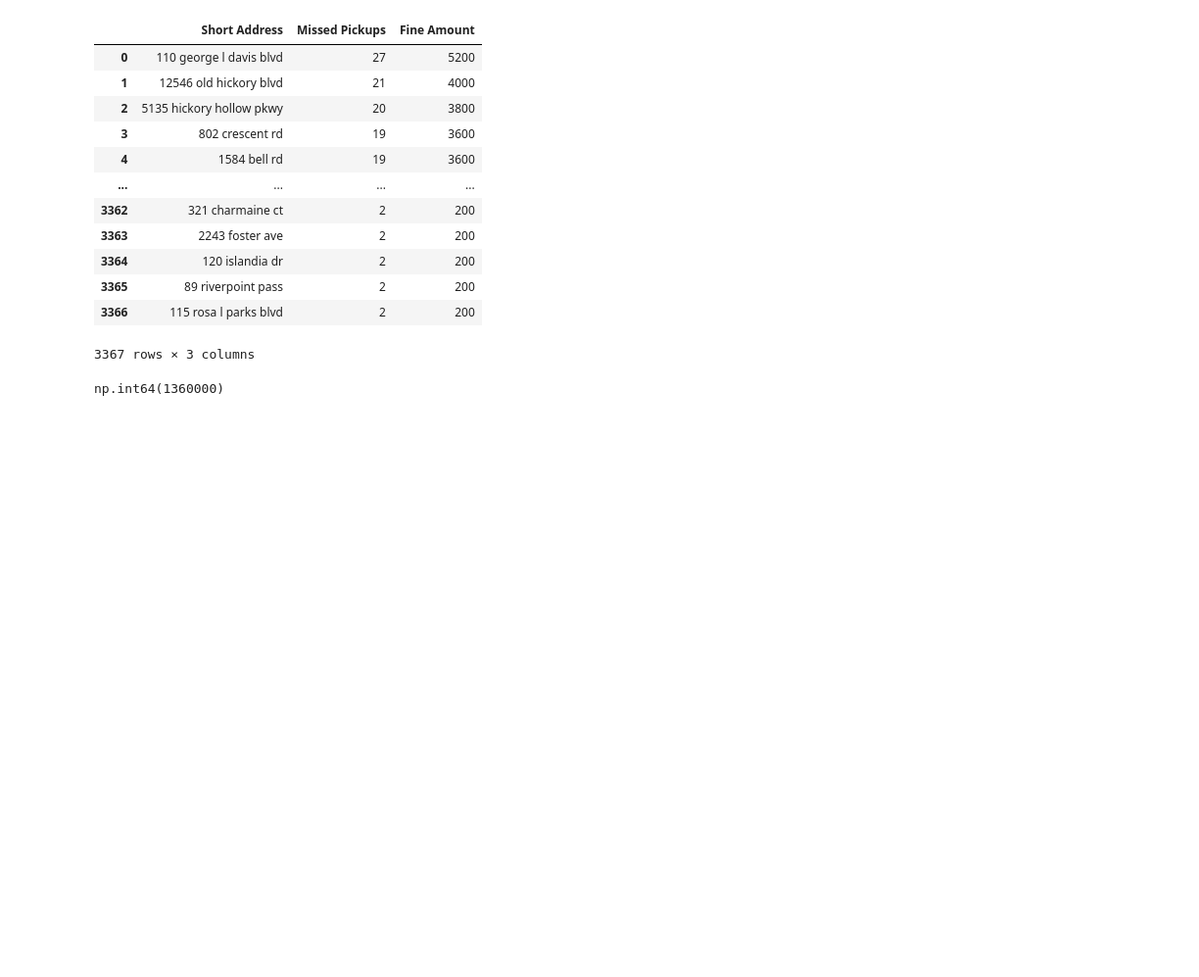
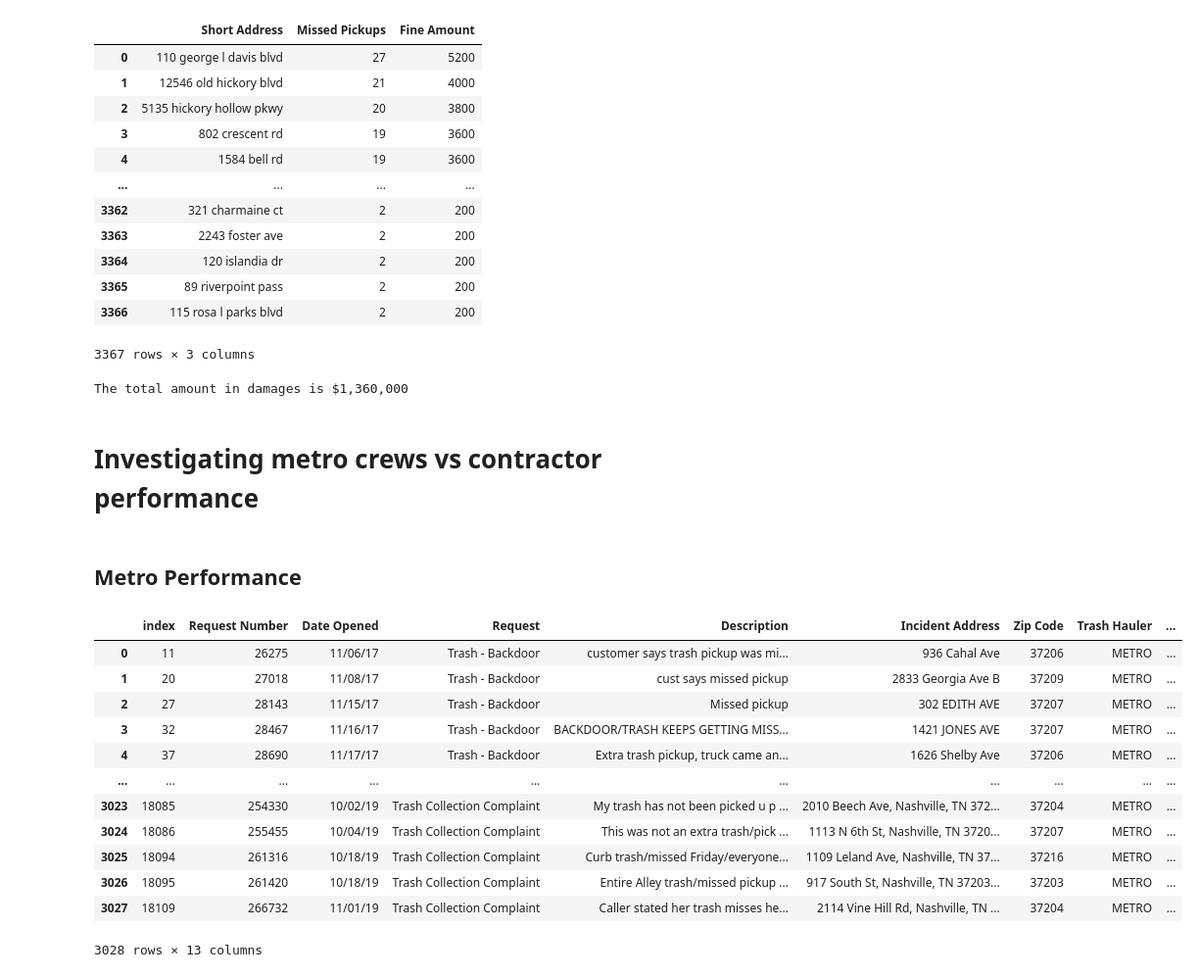
Before and after one commit to NewForce-Data-Cohort-12/trash-haulers-goody-grouch, a Jupyter notebook: trash_pickup.ipynb, the cells around one changed output. Shown at 98% size. Saved outputs shown, nothing was run; the diff lists cells and outputs as text; code cells hidden in the pictures; blank space fills up the shorter version.

Commit message:
Adding metro v contractor comparison and misses by route

```diff
--- a/trash_pickup.ipynb
+++ b/trash_pickup.ipynb
@@ -124,6 +124,30 @@ See the caveats in the documentation: https://pandas.pydata.org/pandas-docs/stab
 3367 rows × 3 columns
 # %%
 total_damages = frequently_missed['Fine Amount'].sum()
-total_damages
+def currency_format(amount):
+    return "${:,}".format(amount)
+formatted_cost = currency_format(total_damages)
+print(f"The total amount in damages is {formatted_cost}")
 # %% [output]
-np.int64(1360000)
+The total amount in damages is $1,360,000
+# %% [markdown]
+<h1>Investigating metro crews vs contractor performance</h1>
+# %% [markdown]
+<h2>Metro Performance</h2>
+# %%
+metro = miss_all.loc[miss_all['Trash Hauler'].str.lower() == 'metro'].reset_index()
+metro
+# %% [output]
+|  | index | Request Number | Date Opened | Request | Description | Incident Address | Zip Code | Trash Hauler | ... |
+| 0 | 11 | 26275 | 11/06/17 | Trash - Backdoor | customer says trash pickup was mi... | 936 Cahal Ave | 37206 | METRO | ... |
+| 1 | 20 | 27018 | 11/08/17 | Trash - Backdoor | cust says missed pickup | 2833 Georgia Ave B | 37209 | METRO | ... |
+| 2 | 27 | 28143 | 11/15/17 | Trash - Backdoor | Missed pickup | 302 EDITH AVE | 37207 | METRO | ... |
+| 3 | 32 | 28467 | 11/16/17 | Trash - Backdoor | BACKDOOR/TRASH KEEPS GETTING MISS... | 1421 JONES AVE | 37207 | METRO | ... |
+| 4 | 37 | 28690 | 11/17/17 | Trash - Backdoor | Extra trash pickup, truck came an... | 1626 Shelby Ave | 37206 | METRO | ... |
+| ... | ... | ... | ... | ... | ... | ... | ... | ... | ... |
+| 3023 | 18085 | 254330 | 10/02/19 | Trash Collection Complaint | My trash has not been picked u p ... | 2010 Beech Ave, Nashville, TN 372... | 37204 | METRO | ... |
+| 3024 | 18086 | 255455 | 10/04/19 | Trash Collection Complaint | This was not an extra trash/pick ... | 1113 N 6th St, Nashville, TN 3720... | 37207 | METRO | ... |
+| 3025 | 18094 | 261316 | 10/18/19 | Trash Collection Complaint | Curb trash/missed Friday/everyone... | 1109 Leland Ave, Nashville, TN 37... | 37216 | METRO | ... |
+| 3026 | 18095 | 261420 | 10/18/19 | Trash Collection Complaint | Entire Alley trash/missed pickup ... | 917 South St, Nashville, TN 37203... | 37203 | METRO | ... |
+| 3027 | 18109 | 266732 | 11/01/19 | Trash Collection Complaint | Caller stated her trash misses he... | 2114 Vine Hill Rd, Nashville, TN ... | 37204 | METRO | ... |
+3028 rows × 13 columns
```
Also changed, not shown: parts of 16 cells of this notebook.
